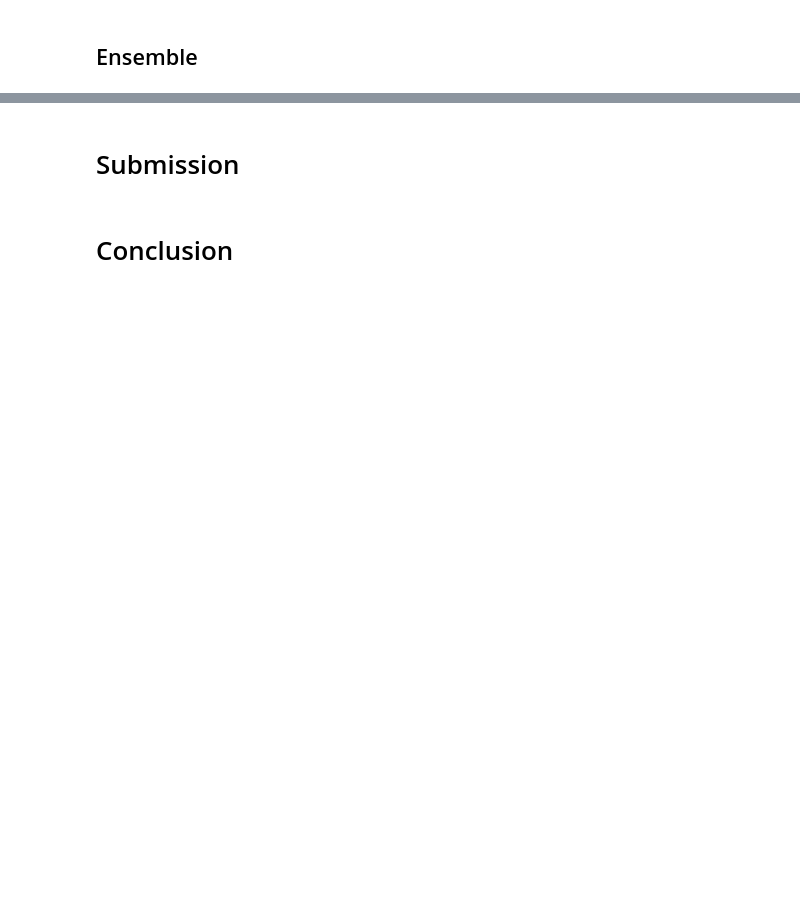
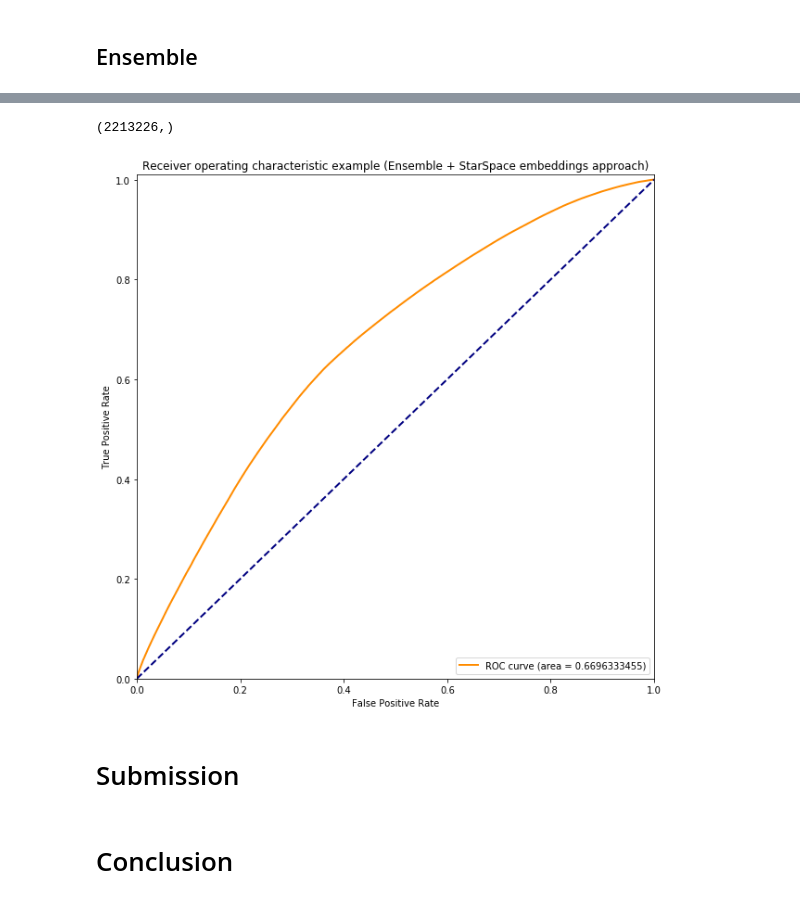
Before and after one commit to IooHooI/RECOMMENDATION_SYSTEMS_2, a Jupyter notebook: notebooks/SOLUTION.ipynb, the cells around one changed output, grey strips where cells are left out. Saved outputs shown, nothing was run; the diff lists cells and outputs as text; code cells hidden in the pictures; blank space fills up the shorter version.

```diff
--- a/notebooks/SOLUTION.ipynb
+++ b/notebooks/SOLUTION.ipynb
@@ -853,0 +969,15 @@ plot_roc_auc(fpr, tpr, 'Ensemble')
+# %%
+star_space_ens_classifier_pipeline = Pipeline(
+    steps=[
+        ('data_preparation', star_space_unified_pipeline),
+        ('classification', EnsembleBasedRecommender(
+            base_estimators=[
+                FactorizationMachineBasedRecommender(),
+                LightGBMBasedRecommender(),
+                XGBoostBasedRecommender()
+            ]
+        ))
+    ]
+)
+# %%
+star_space_ens_classifier_pipeline.fit(X_train, y_train.values)
@@ -854,3 +992,15 @@ plot_roc_auc(fpr, tpr, 'Ensemble')
+# %%
+y_pred = star_space_ens_classifier_pipeline.predict_proba(X_test)
+# %%
+y_pred.shape
+# %% [output]
+(2213226,)
+# %%
+fpr, tpr, _ = roc_curve(y_test, y_pred)
+# %%
+plot_roc_auc(fpr, tpr, 'Ensemble + StarSpace embeddings approach')
+# %% [output]
+[figure, added]
 # %% [markdown]
 # Submission
 # %%
```
Also changed, not shown: parts of 57 cells of this notebook.
